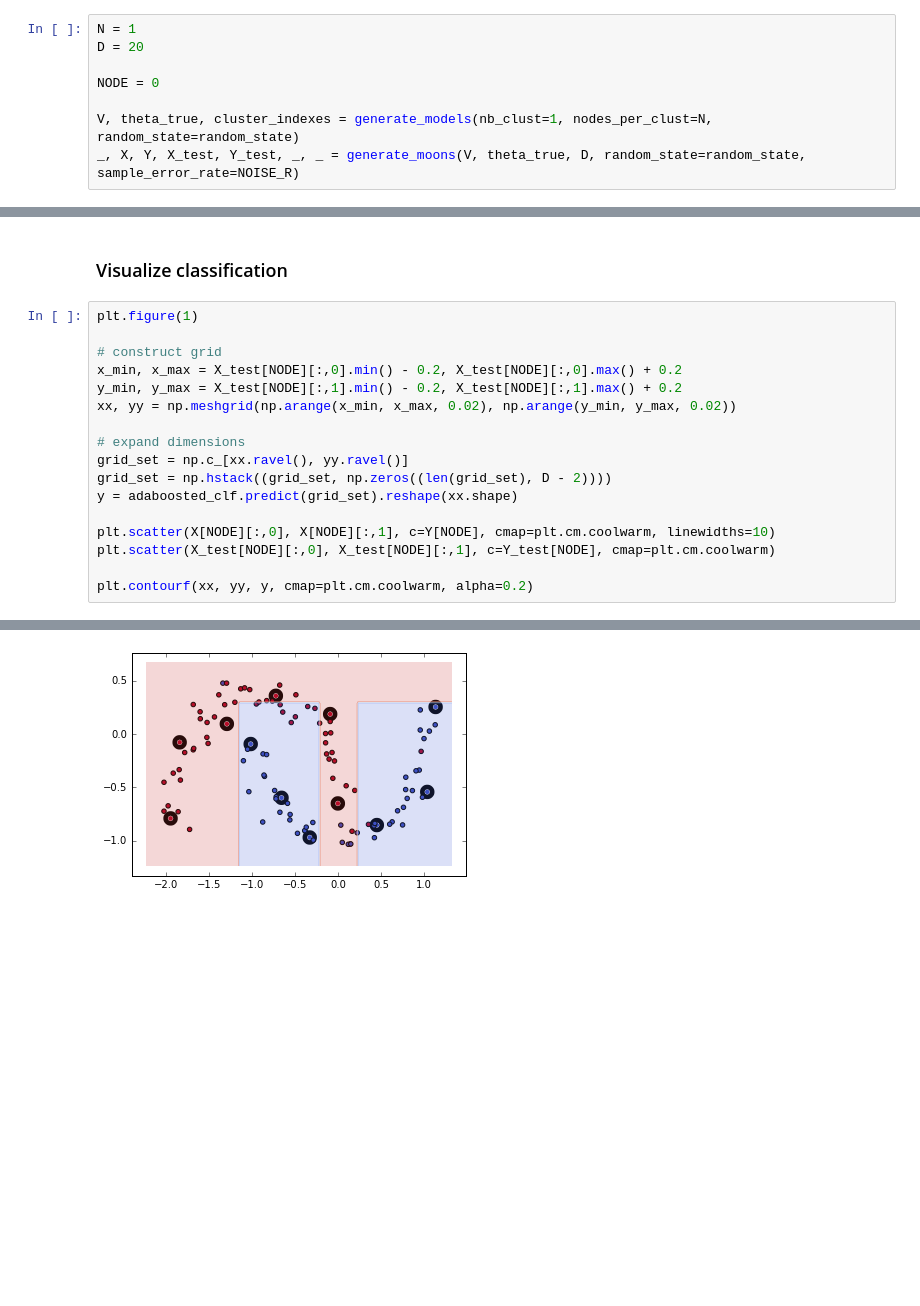
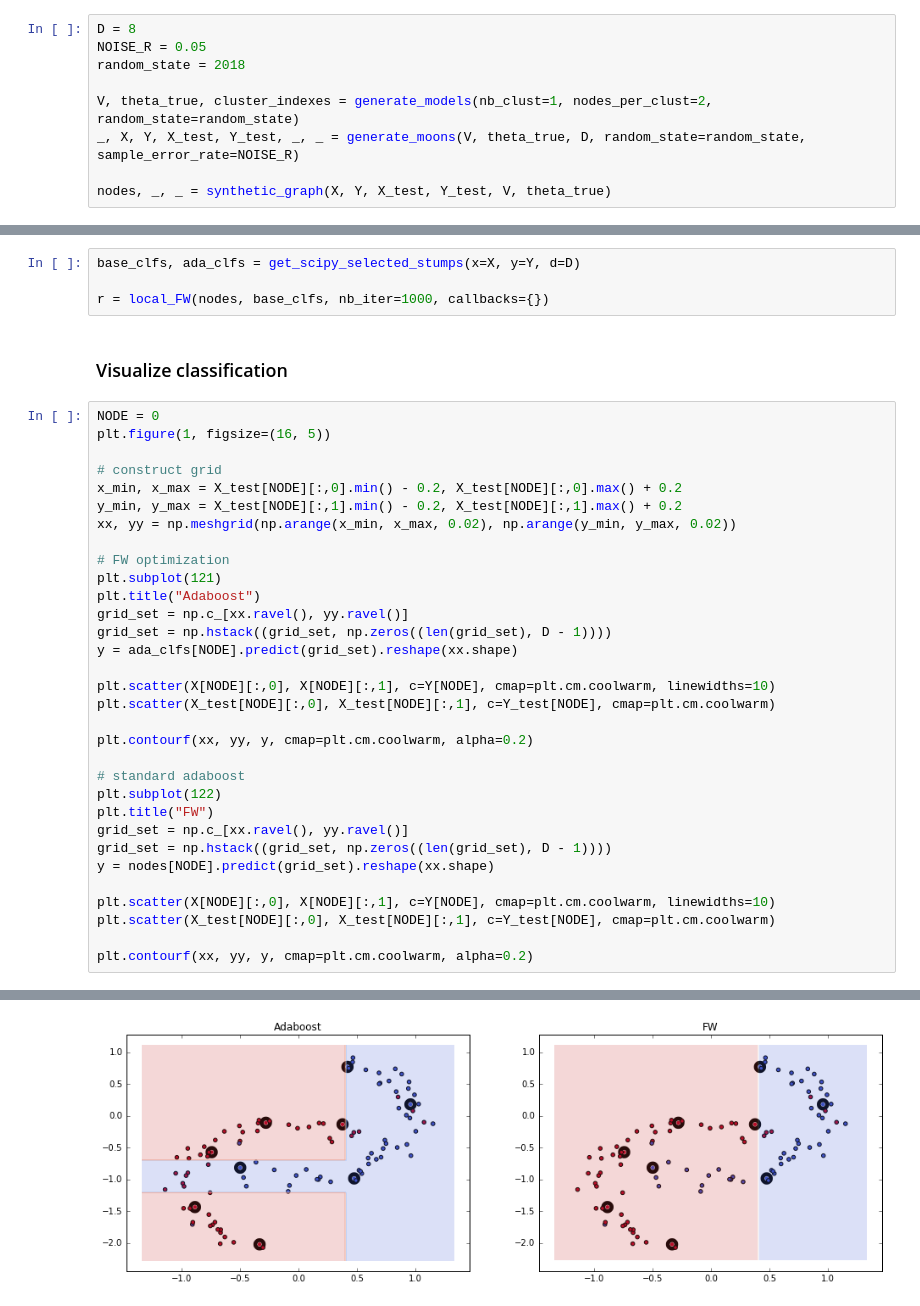
Before and after one commit to vzantedeschi/Dada, a Jupyter notebook: notebooks/scipy-adaboost.ipynb, the cells around one changed output, grey strips where cells are left out. Cells and saved outputs as stored; diff of their text form; blank space fills up the shorter version.

Commit message:
get base clfs before calling optimization

```diff
--- a/notebooks/scipy-adaboost.ipynb
+++ b/notebooks/scipy-adaboost.ipynb
@@ -22,10 +25,11 @@ from utils import generate_models, generate_moons
 import matplotlib.pyplot as plt
 %matplotlib inline
 # %%
-N = 1
-D = 20
+D = 8
+NOISE_R = 0.05
+random_state = 2018
 
-NODE = 0
+V, theta_true, cluster_indexes = generate_models(nb_clust=1, nodes_per_clust=2, random_state=random_state)
+_, X, Y, X_test, Y_test, _, _ = generate_moons(V, theta_true, D, random_state=random_state, sample_error_rate=NOISE_R)
 
-V, theta_true, cluster_indexes = generate_models(nb_clust=1, nodes_per_clust=N, random_state=random_state)
-_, X, Y, X_test, Y_test, _, _ = generate_moons(V, theta_true, D, random_state=random_state, sample_error_rate=NOISE_R)
+nodes, _, _ = synthetic_graph(X, Y, X_test, Y_test, V, theta_true)
@@ -48,22 +36,41 @@ AdaBoostClassifier(algorithm='SAMME.R',
+# %%
+base_clfs, ada_clfs = get_scipy_selected_stumps(x=X, y=Y, d=D)
+
+r = local_FW(nodes, base_clfs, nb_iter=1000, callbacks={})
 # %% [markdown]
 ### Visualize classification
 # %%
-plt.figure(1)
+NODE = 0
+plt.figure(1, figsize=(16, 5))
 
 # construct grid
 x_min, x_max = X_test[NODE][:,0].min() - 0.2, X_test[NODE][:,0].max() + 0.2
 y_min, y_max = X_test[NODE][:,1].min() - 0.2, X_test[NODE][:,1].max() + 0.2
 xx, yy = np.meshgrid(np.arange(x_min, x_max, 0.02), np.arange(y_min, y_max, 0.02))
 
-# expand dimensions
+# FW optimization
+plt.subplot(121)
+plt.title("Adaboost")
 grid_set = np.c_[xx.ravel(), yy.ravel()]
-grid_set = np.hstack((grid_set, np.zeros((len(grid_set), D - 2))))
-y = adaboosted_clf.predict(grid_set).reshape(xx.shape)
+grid_set = np.hstack((grid_set, np.zeros((len(grid_set), D - 1))))
+y = ada_clfs[NODE].predict(grid_set).reshape(xx.shape)
 
 plt.scatter(X[NODE][:,0], X[NODE][:,1], c=Y[NODE], cmap=plt.cm.coolwarm, linewidths=10)
 plt.scatter(X_test[NODE][:,0], X_test[NODE][:,1], c=Y_test[NODE], cmap=plt.cm.coolwarm)
 
 plt.contourf(xx, yy, y, cmap=plt.cm.coolwarm, alpha=0.2)
+
+# standard adaboost
+plt.subplot(122)
+plt.title("FW")
+grid_set = np.c_[xx.ravel(), yy.ravel()]
+grid_set = np.hstack((grid_set, np.zeros((len(grid_set), D - 1))))
+y = nodes[NODE].predict(grid_set).reshape(xx.shape)
+
+plt.scatter(X[NODE][:,0], X[NODE][:,1], c=Y[NODE], cmap=plt.cm.coolwarm, linewidths=10)
+plt.scatter(X_test[NODE][:,0], X_test[NODE][:,1], c=Y_test[NODE], cmap=plt.cm.coolwarm)
+
+plt.contourf(xx, yy, y, cmap=plt.cm.coolwarm, alpha=0.2)
 # %% [output]
 <matplotlib.contour.QuadContourSet at 0x...>
-[figure, old version]
+[figure, new version]
```
Also changed, not shown: parts of 6 cells of this notebook, 8 other files.
